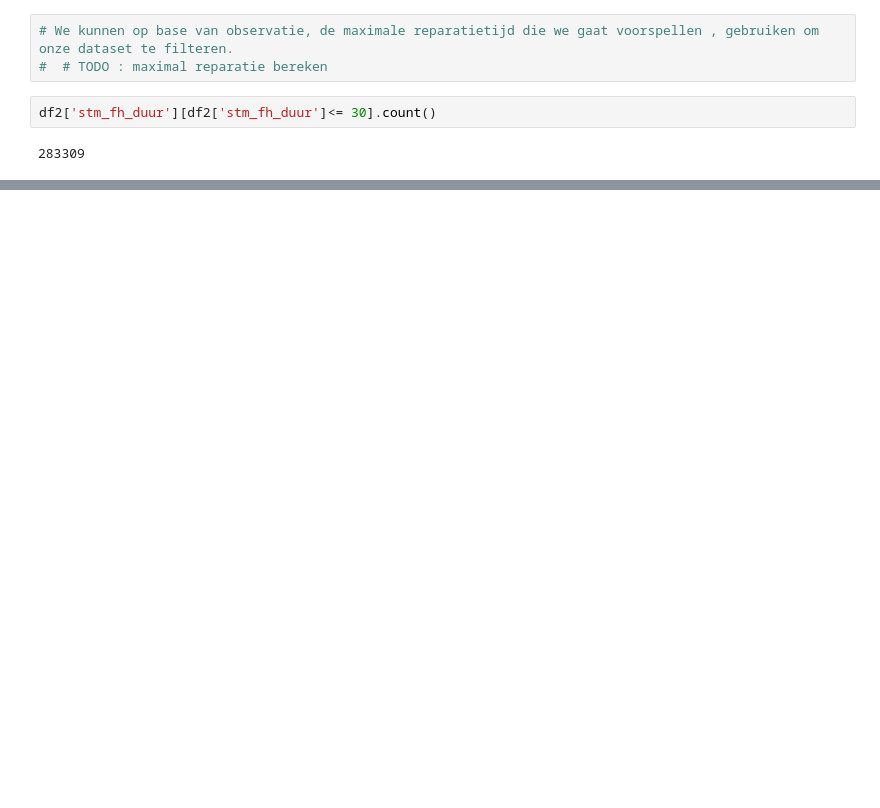
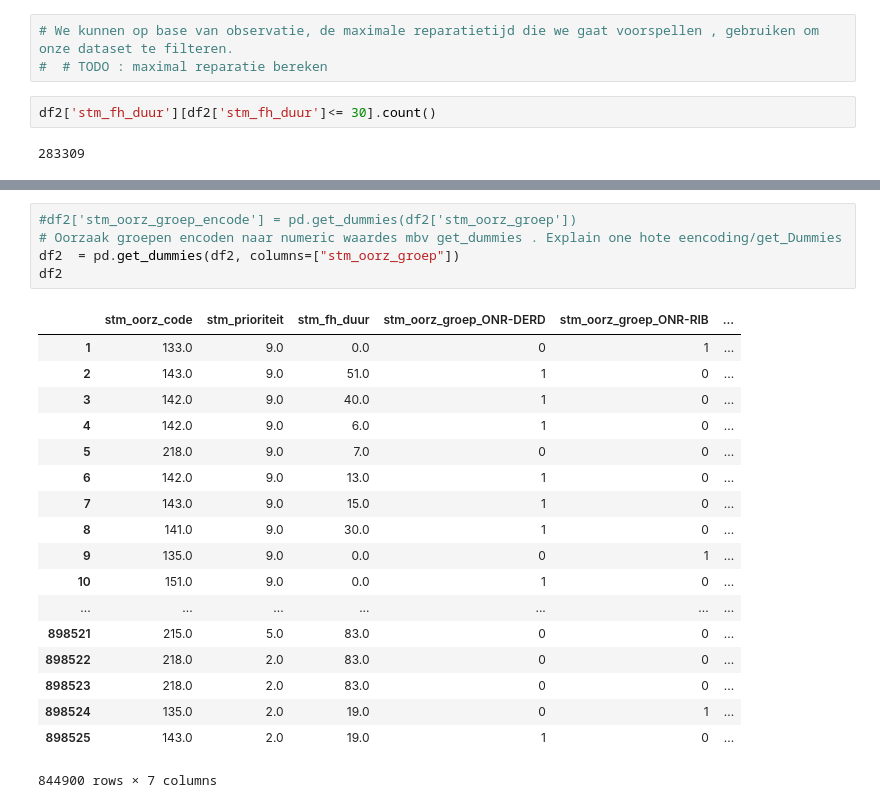
Before and after one commit to AmaryllisLee/DDB_Prorail, a Jupyter notebook: project_ProRail.ipynb, the cells around one changed output, grey strips where cells are left out. Saved outputs shown, nothing was run; the diff lists cells and outputs as text; blank space fills up the shorter version.

```diff
--- a/project_ProRail.ipynb
+++ b/project_ProRail.ipynb
@@ -515,0 +505,24 @@ Hoe vaak moet de tijd voorkomen om voorspeld
+# %%
+#df2['stm_oorz_groep_encode'] = pd.get_dummies(df2['stm_oorz_groep'])
+# Oorzaak groepen encoden naar numeric waardes mbv get_dummies . Explain one hote eencoding/get_Dummies
+df2  = pd.get_dummies(df2, columns=["stm_oorz_groep"])
+df2
+# %% [output]
+|  | stm_oorz_code | stm_prioriteit | stm_fh_duur | stm_oorz_groep_ONR-DERD | stm_oorz_groep_ONR-RIB | ... |
+| 1 | 133.0 | 9.0 | 0.0 | 0 | 1 | ... |
+| 2 | 143.0 | 9.0 | 51.0 | 1 | 0 | ... |
+| 3 | 142.0 | 9.0 | 40.0 | 1 | 0 | ... |
+| 4 | 142.0 | 9.0 | 6.0 | 1 | 0 | ... |
+| 5 | 218.0 | 9.0 | 7.0 | 0 | 0 | ... |
+| 6 | 142.0 | 9.0 | 13.0 | 1 | 0 | ... |
+| 7 | 143.0 | 9.0 | 15.0 | 1 | 0 | ... |
+| 8 | 141.0 | 9.0 | 30.0 | 1 | 0 | ... |
+| 9 | 135.0 | 9.0 | 0.0 | 0 | 1 | ... |
+| 10 | 151.0 | 9.0 | 0.0 | 1 | 0 | ... |
+| ... | ... | ... | ... | ... | ... | ... |
+| 898521 | 215.0 | 5.0 | 83.0 | 0 | 0 | ... |
+| 898522 | 218.0 | 2.0 | 83.0 | 0 | 0 | ... |
+| 898523 | 218.0 | 2.0 | 83.0 | 0 | 0 | ... |
+| 898524 | 135.0 | 2.0 | 19.0 | 0 | 1 | ... |
+| 898525 | 143.0 | 2.0 | 19.0 | 1 | 0 | ... |
+844900 rows × 7 columns
```
Also changed, not shown: parts of 31 cells of this notebook.
